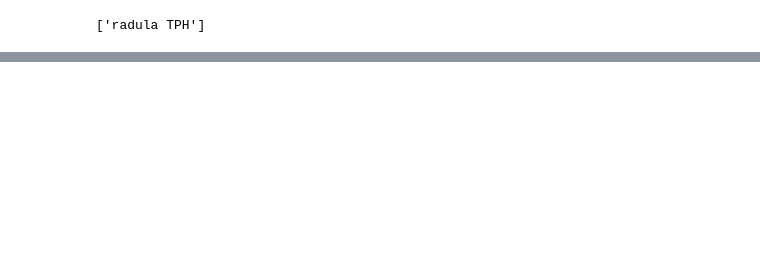
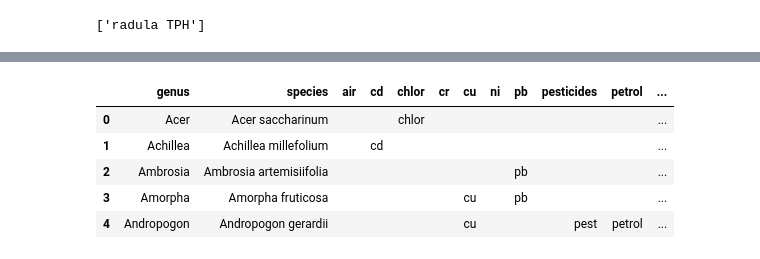
Before and after one commit to ckim2135/Phyto_Garden_Guide, a Jupyter notebook: scripts/04.18 Data Cleaning.ipynb, the cells around one changed output, grey strips where cells are left out. Cells and saved outputs as stored; diff of their text form; code cells hidden in the pictures; blank space fills up the shorter version.

```diff
--- a/scripts/04.18 Data Cleaning.ipynb
+++ b/scripts/04.18 Data Cleaning.ipynb
@@ -341,0 +389,73 @@ zn_dict
+# %%
+#create genus list
+sl2 = [x[0:x.index(" ")] for x in phyto_species]
+# %%
+#create dataframe based on genus and species
+#create column for each pollution category
+species_df = pd.DataFrame({'genus' : sl2, 'species' : phyto_species})
+species_df['air'] = ""
+species_df['cd'] = ""
+species_df['chlor'] = ""
+species_df['cr'] = ""
+species_df['cu'] = ""
+species_df['ni'] = ""
+species_df['pb'] = ""
+species_df['pesticides'] = ""
+species_df['petrol'] = ""
+species_df['zn'] = ""
+species_df['known_uses_count'] = ""
+# %%
+#count number of species known to remediate each pollution category
+#count number of categories each genus is known to remediate
+for row_value, row_index in species_df.iterrows():
+    count = 0
+    if row_index['genus'] in air_dict.keys() and row_index['species'] in air_dict[row_index['genus']]:
+        species_df.at[row_value, 'air'] = 'air'
+        count += 1
+
+    if row_index['genus'] in cd_dict.keys() and row_index['species'] in cd_dict[row_index['genus']]:
+        species_df.at[row_value, 'cd'] = 'cd'
+        count += 1
+
+    if row_index['genus'] in chlor_dict.keys() and row_index['species'] in chlor_dict[row_index['genus']]:
+        species_df.at[row_value, 'chlor'] = 'chlor'
+        count += 1
+
+    if row_index['genus'] in cr_dict.keys() and row_index['species'] in cr_dict[row_index['genus']]:
+        species_df.at[row_value, 'cr'] = 'cr'
+        count += 1
+
+    if row_index['genus'] in cu_dict.keys() and row_index['species'] in cu_dict[row_index['genus']]:
+        species_df.at[row_value, 'cu'] = 'cu'
+        count += 1
+
+    if row_index['genus'] in ni_dict.keys() and row_index['species'] in ni_dict[row_index['genus']]:
+        species_df.at[row_value, 'ni'] = 'ni'
+        count += 1
+
+    if row_index['genus'] in pb_dict.keys() and row_index['species'] in pb_dict[row_index['genus']]:
+        species_df.at[row_value, 'pb'] = 'pb'
+        count += 1
+
+    if row_index['genus'] in pesticides_dict.keys() and row_index['species'] in pesticides_dict[row_index['genus']]:
+        species_df.at[row_value, 'pesticides'] = 'pest'
+        count += 1
+
+    if row_index['genus'] in petrol_dict.keys() and row_index['species'] in petrol_dict[row_index['genus']]:
+        species_df.at[row_value, 'petrol'] = 'petrol'
+        count += 1
+
+    if row_index['genus'] in zn_dict.keys() and row_index['species'] in zn_dict[row_index['genus']]:
+        species_df.at[row_value, 'zn'] = 'zn'
+        count += 1
+
+    row_index['known_uses_count'] = count
+
+species_df.head()
+# %% [output]
+|  | genus | species | air | cd | chlor | cr | cu | ni | pb | pesticides | petrol | ... |
+| 0 | Acer | Acer saccharinum |  |  | chlor |  |  |  |  |  |  | ... |
+| 1 | Achillea | Achillea millefolium |  | cd |  |  |  |  |  |  |  | ... |
+| 2 | Ambrosia | Ambrosia artemisiifolia |  |  |  |  |  |  | pb |  |  | ... |
+| 3 | Amorpha | Amorpha fruticosa |  |  |  |  | cu |  | pb |  |  | ... |
+| 4 | Andropogon | Andropogon gerardii |  |  |  |  | cu |  |  | pest | petrol | ... |
```
Also changed, not shown: parts of 30 cells of this notebook, 1 other file.
